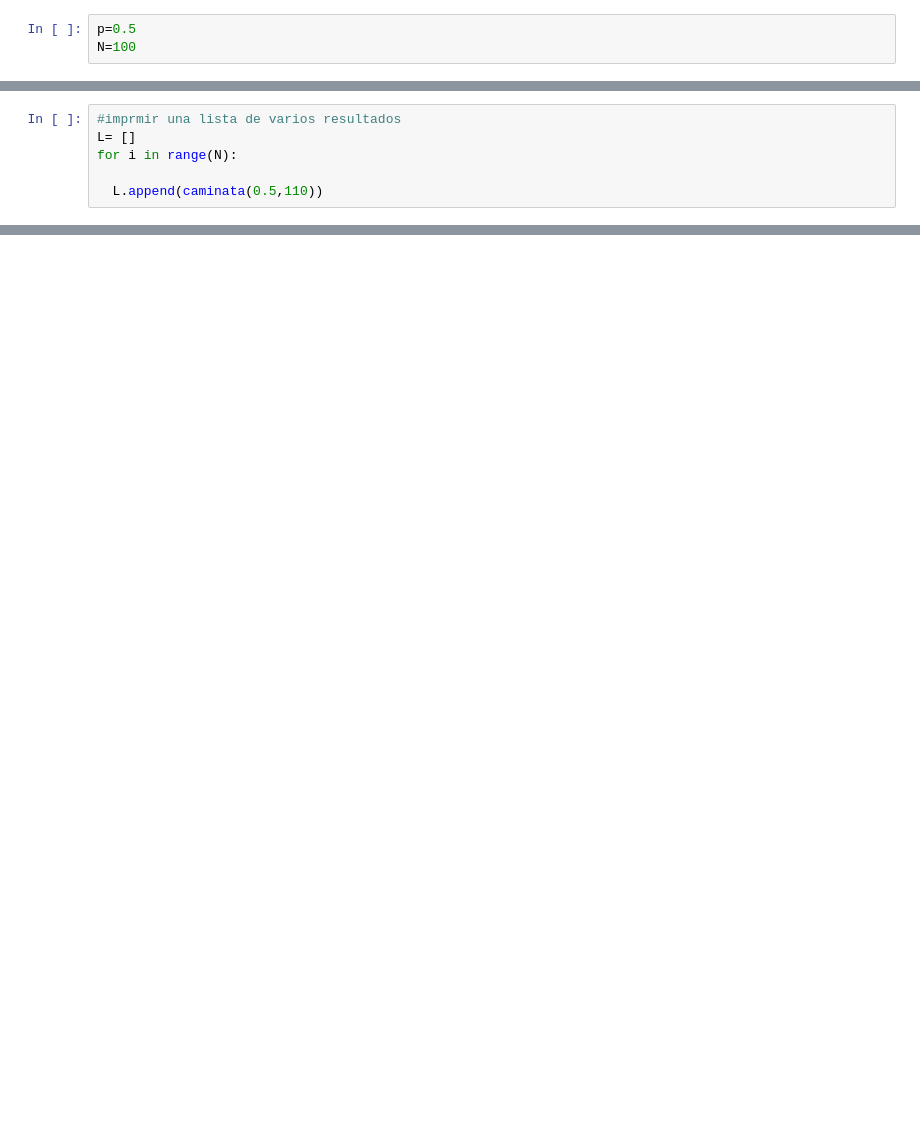
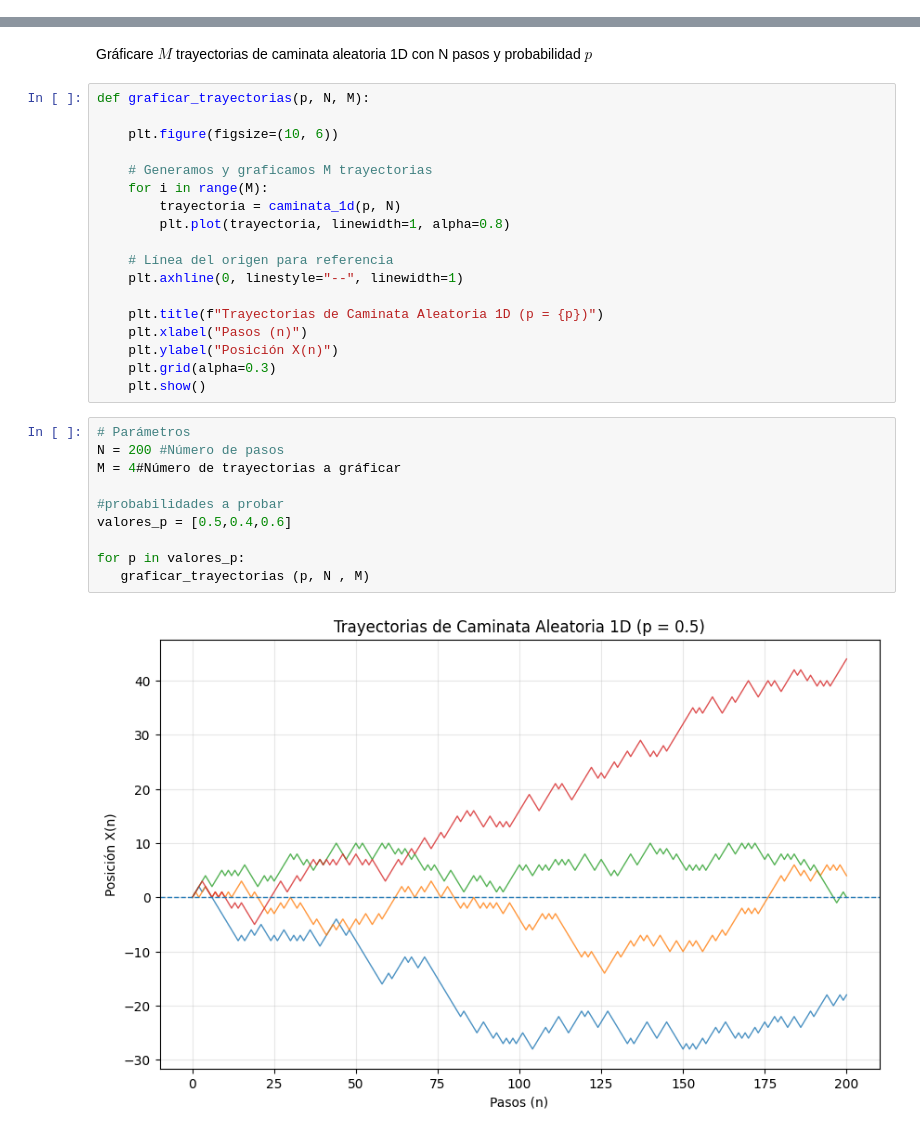
Before and after one commit to KarlaMichelleSorianoSanhez/Simulacion-I, a Jupyter notebook: caminata_aleatoria.ipynb, the cells around one changed output, grey strips where cells are left out. Cells and saved outputs as stored; diff of their text form; blank space fills up the shorter version.

```diff
--- a/caminata_aleatoria.ipynb
+++ b/caminata_aleatoria.ipynb
@@ -28,3 +56,0 @@ Definimos a:
-# %%
-p=0.5
-N=100
@@ -42,6 +56,0 @@ def caminata(p,N):
-# %%
-#imprmir una lista de varios resultados
-L= []
-for i in range(N):
-
-  L.append(caminata(0.5,110))
@@ -54,0 +89,32 @@ CUAL FUE EL MÁXIMO ALEJAMIENTO, UTILIZANDO EL VALOR ABSOLUTO
+# %% [markdown]
+Gráficare $M$ trayectorias de caminata aleatoria 1D con N pasos y probabilidad $p$
+# %%
+def graficar_trayectorias(p, N, M):
+
+    plt.figure(figsize=(10, 6))
+
+    # Generamos y graficamos M trayectorias
+    for i in range(M):
+        trayectoria = caminata_1d(p, N)
+        plt.plot(trayectoria, linewidth=1, alpha=0.8)
+
+    # Línea del origen para referencia
+    plt.axhline(0, linestyle="--", linewidth=1)
+
+    plt.title(f"Trayectorias de Caminata Aleatoria 1D (p = {p})")
+    plt.xlabel("Pasos (n)")
+    plt.ylabel("Posición X(n)")
+    plt.grid(alpha=0.3)
+    plt.show()
+# %%
+# Parámetros
+N = 200 #Número de pasos
+M = 4#Número de trayectorias a gráficar
+
+#probabilidades a probar
+valores_p = [0.5,0.4,0.6]
+
+for p in valores_p:
+   graficar_trayectorias (p, N , M)
+# %% [output]
+[figure, added]
```
Also changed, not shown: parts of 23 cells of this notebook.
